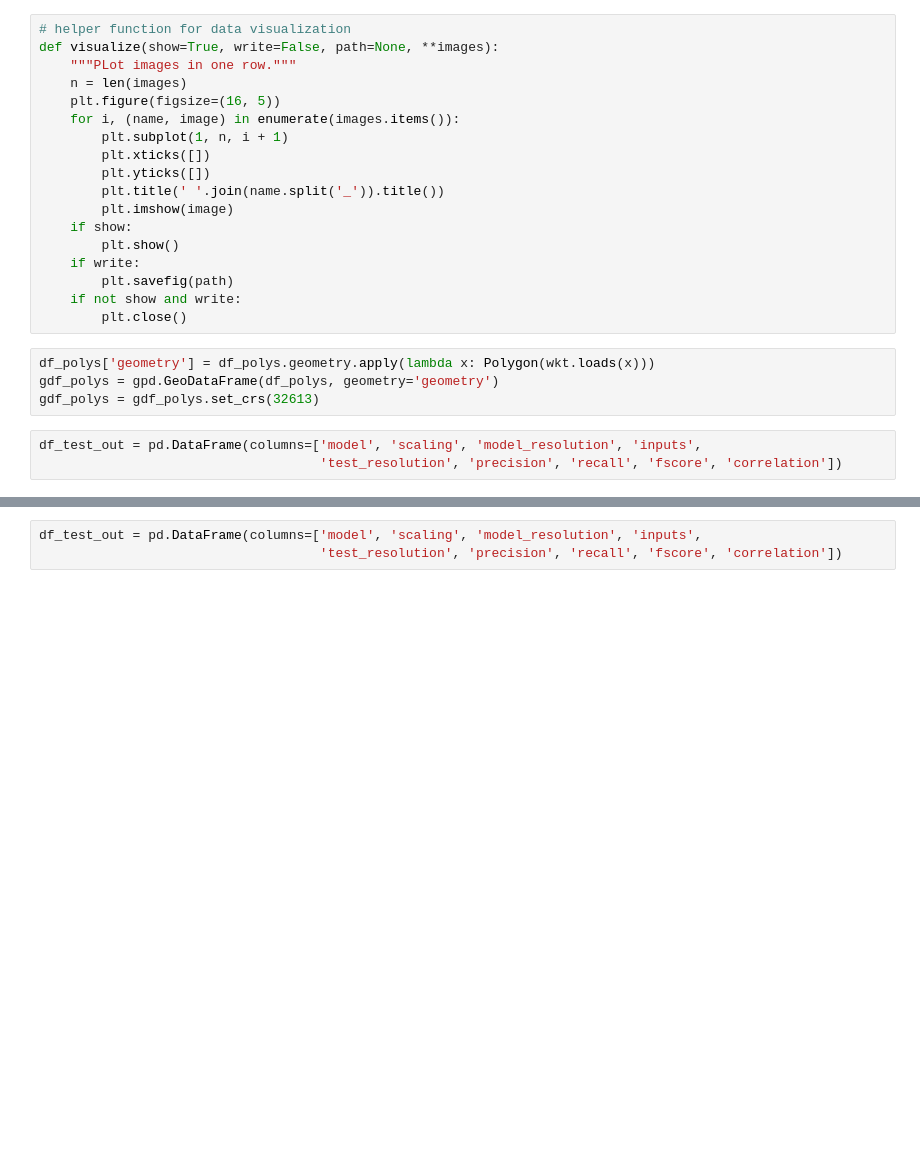
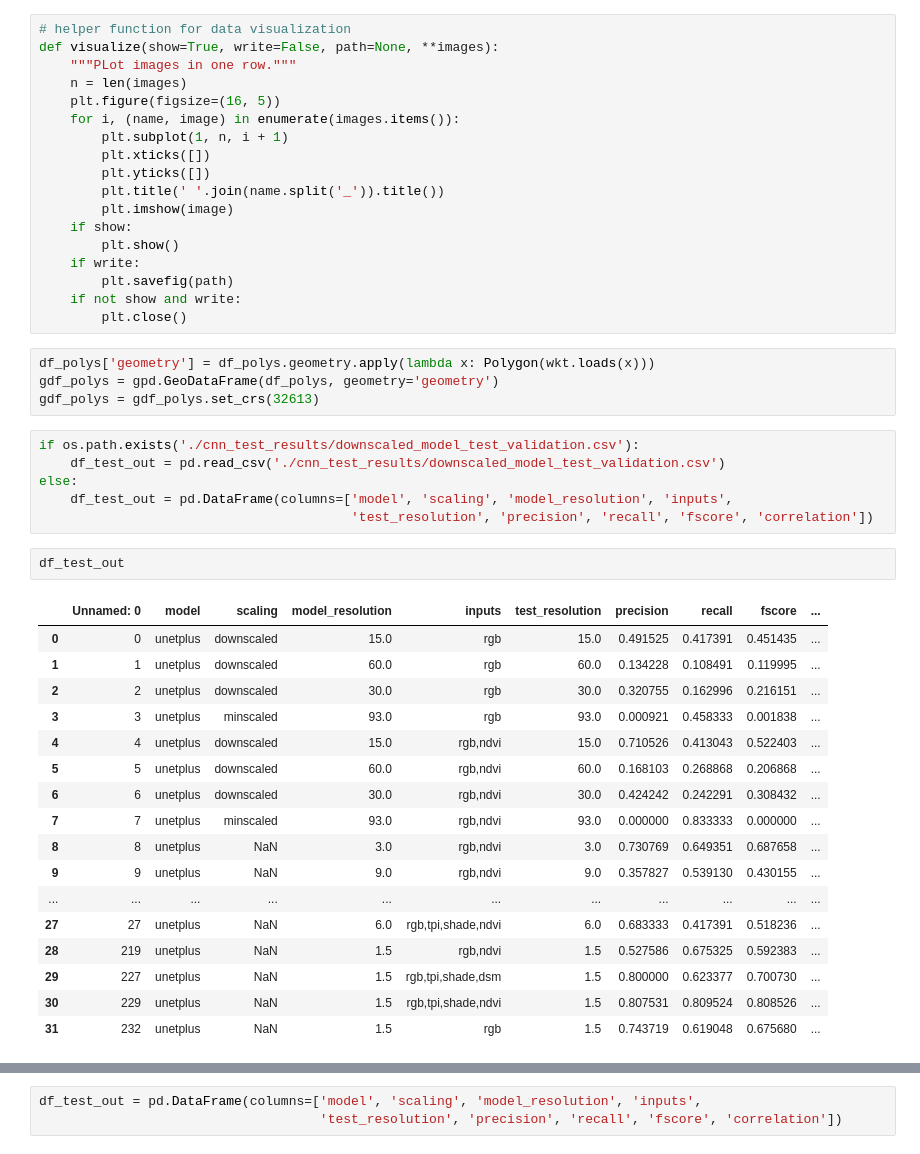
Before and after one commit to kearney-sp/cper_pdog, a Jupyter notebook: cnn_seg_validate_downscaled.ipynb, the cells around one changed output, grey strips where cells are left out. Cells and saved outputs as stored; diff of their text form; blank space fills up the shorter version.

```diff
--- a/cnn_seg_validate_downscaled.ipynb
+++ b/cnn_seg_validate_downscaled.ipynb
@@ -285,8 +285,31 @@ df_polys['geometry'] = df_polys.geometry.apply(lambda x: Polygon(wkt.loads(x)))
 gdf_polys = gpd.GeoDataFrame(df_polys, geometry='geometry')
 gdf_polys = gdf_polys.set_crs(32613)
 # %%
-df_test_out = pd.DataFrame(columns=['model', 'scaling', 'model_resolution', 'inputs',
-                                    'test_resolution', 'precision', 'recall', 'fscore', 'correlation'])
+if os.path.exists('./cnn_test_results/downscaled_model_test_validation.csv'):
+    df_test_out = pd.read_csv('./cnn_test_results/downscaled_model_test_validation.csv')
+else:
+    df_test_out = pd.DataFrame(columns=['model', 'scaling', 'model_resolution', 'inputs',
+                                        'test_resolution', 'precision', 'recall', 'fscore', 'correlation'])
+# %%
+df_test_out
+# %% [output]
+|  | Unnamed: 0 | model | scaling | model_resolution | inputs | test_resolution | precision | recall | fscore | ... |
+| 0 | 0 | unetplus | downscaled | 15.0 | rgb | 15.0 | 0.491525 | 0.417391 | 0.451435 | ... |
+| 1 | 1 | unetplus | downscaled | 60.0 | rgb | 60.0 | 0.134228 | 0.108491 | 0.119995 | ... |
+| 2 | 2 | unetplus | downscaled | 30.0 | rgb | 30.0 | 0.320755 | 0.162996 | 0.216151 | ... |
+| 3 | 3 | unetplus | minscaled | 93.0 | rgb | 93.0 | 0.000921 | 0.458333 | 0.001838 | ... |
+| 4 | 4 | unetplus | downscaled | 15.0 | rgb,ndvi | 15.0 | 0.710526 | 0.413043 | 0.522403 | ... |
+| 5 | 5 | unetplus | downscaled | 60.0 | rgb,ndvi | 60.0 | 0.168103 | 0.268868 | 0.206868 | ... |
+| 6 | 6 | unetplus | downscaled | 30.0 | rgb,ndvi | 30.0 | 0.424242 | 0.242291 | 0.308432 | ... |
+| 7 | 7 | unetplus | minscaled | 93.0 | rgb,ndvi | 93.0 | 0.000000 | 0.833333 | 0.000000 | ... |
+| 8 | 8 | unetplus | NaN | 3.0 | rgb,ndvi | 3.0 | 0.730769 | 0.649351 | 0.687658 | ... |
+| 9 | 9 | unetplus | NaN | 9.0 | rgb,ndvi | 9.0 | 0.357827 | 0.539130 | 0.430155 | ... |
+| ... | ... | ... | ... | ... | ... | ... | ... | ... | ... | ... |
+| 27 | 27 | unetplus | NaN | 6.0 | rgb,tpi,shade,ndvi | 6.0 | 0.683333 | 0.417391 | 0.518236 | ... |
+| 28 | 219 | unetplus | NaN | 1.5 | rgb,ndvi | 1.5 | 0.527586 | 0.675325 | 0.592383 | ... |
+| 29 | 227 | unetplus | NaN | 1.5 | rgb,tpi,shade,dsm | 1.5 | 0.800000 | 0.623377 | 0.700730 | ... |
+| 30 | 229 | unetplus | NaN | 1.5 | rgb,tpi,shade,ndvi | 1.5 | 0.807531 | 0.809524 | 0.808526 | ... |
+| 31 | 232 | unetplus | NaN | 1.5 | rgb | 1.5 | 0.743719 | 0.619048 | 0.675680 | ... |
 # %%
 preprocess = True
 for idx, row in df_val.iterrows():
```
Also changed, not shown: parts of 6 cells of this notebook, 15 other files.
